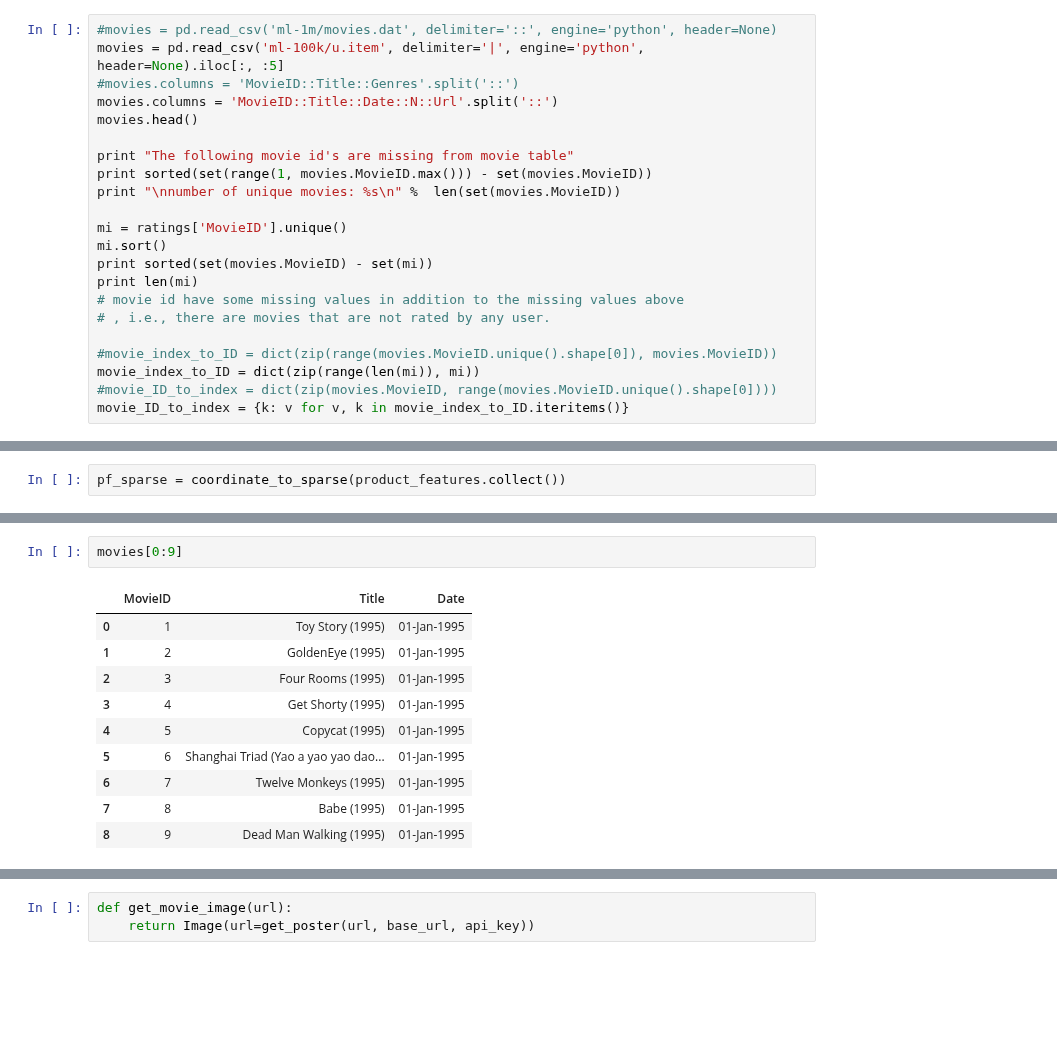
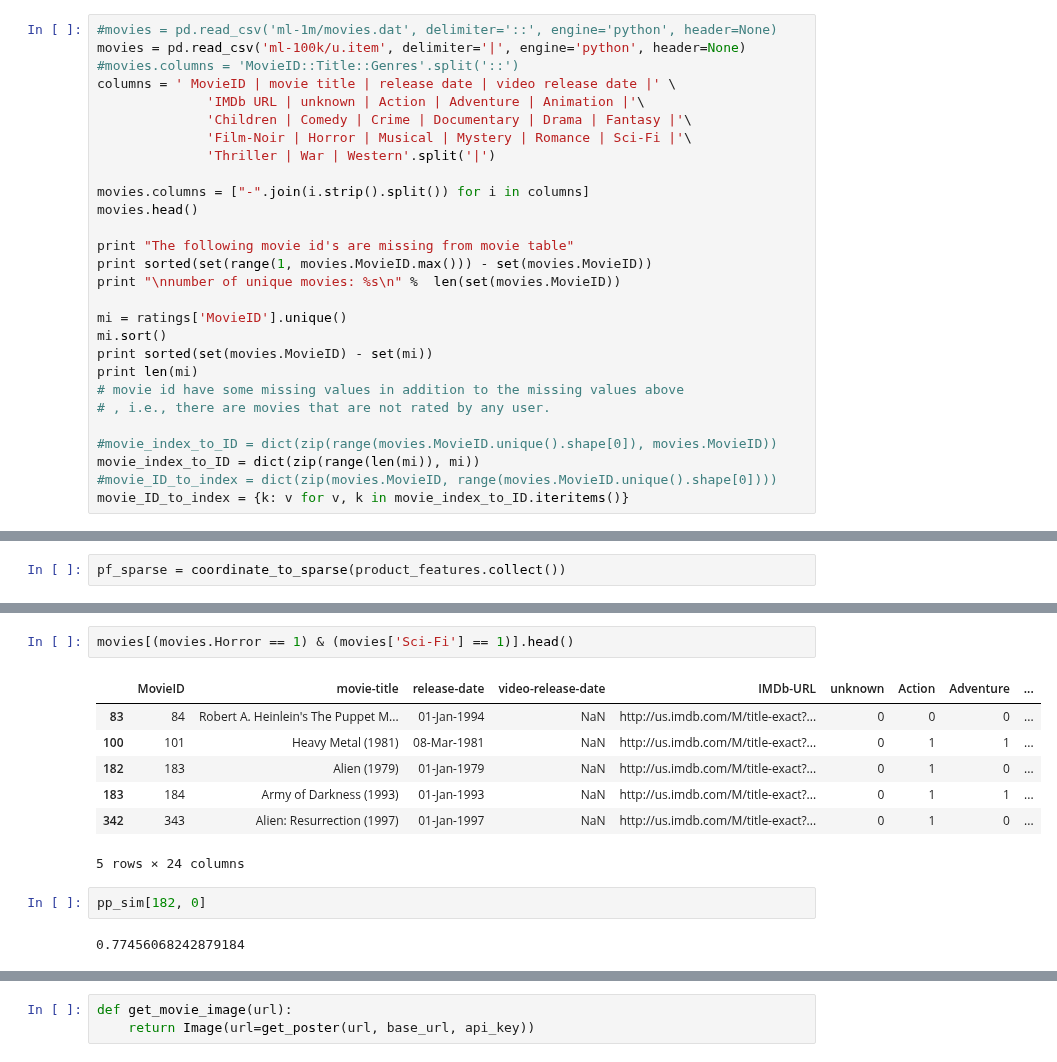
Before and after one commit to amirnasri/Data-Science, a Jupyter notebook: Recommender/ALS2.ipynb, the cells around one changed output, grey strips where cells are left out. Saved outputs shown, nothing was run; the diff lists cells and outputs as text; blank space fills up the shorter version.

```diff
--- a/Recommender/ALS2.ipynb
+++ b/Recommender/ALS2.ipynb
@@ -83,9 +89,15 @@ True
 10|Richard III (1995)|22-Jan-1996||http://us.imdb.com/M/title-exact?Richard%20III%20(1995)|0|0|0|0|0|0|0|0|1|0|0|0|0|0|0|0|0|1|0
 # %%
 #movies = pd.read_csv('ml-1m/movies.dat', delimiter='::', engine='python', header=None)
-movies = pd.read_csv('ml-100k/u.item', delimiter='|', engine='python', header=None).iloc[:, :5]
+movies = pd.read_csv('ml-100k/u.item', delimiter='|', engine='python', header=None)
 #movies.columns = 'MovieID::Title::Genres'.split('::')
-movies.columns = 'MovieID::Title::Date::N::Url'.split('::')
+columns = ' MovieID | movie title | release date | video release date |' \
+              'IMDb URL | unknown | Action | Adventure | Animation |'\
+              'Children | Comedy | Crime | Documentary | Drama | Fantasy |'\
+              'Film-Noir | Horror | Musical | Mystery | Romance | Sci-Fi |'\
+              'Thriller | War | Western'.split('|')
+
+movies.columns = ["-".join(i.strip().split()) for i in columns]
 movies.head()
 
 print "The following movie id's are missing from movie table"
@@ -311,13 +371,14 @@ array([1642, 1462, 1119, 1153, 1285])
-# %%
-movies[0:9]
-# %% [output]
-|  | MovieID | Title | Date |
-| 0 | 1 | Toy Story (1995) | 01-Jan-1995 |
-| 1 | 2 | GoldenEye (1995) | 01-Jan-1995 |
-| 2 | 3 | Four Rooms (1995) | 01-Jan-1995 |
-| 3 | 4 | Get Shorty (1995) | 01-Jan-1995 |
-| 4 | 5 | Copycat (1995) | 01-Jan-1995 |
-| 5 | 6 | Shanghai Triad (Yao a yao yao dao... | 01-Jan-1995 |
-| 6 | 7 | Twelve Monkeys (1995) | 01-Jan-1995 |
-| 7 | 8 | Babe (1995) | 01-Jan-1995 |
-| 8 | 9 | Dead Man Walking (1995) | 01-Jan-1995 |
+# %%
+movies[(movies.Horror == 1) & (movies['Sci-Fi'] == 1)].head()
+# %% [output]
+|  | MovieID | movie-title | release-date | video-release-date | IMDb-URL | unknown | Action | Adventure | ... |
+| 83 | 84 | Robert A. Heinlein's The Puppet M... | 01-Jan-1994 | NaN | http://us.imdb.com/M/title-exact?... | 0 | 0 | 0 | ... |
+| 100 | 101 | Heavy Metal (1981) | 08-Mar-1981 | NaN | http://us.imdb.com/M/title-exact?... | 0 | 1 | 1 | ... |
+| 182 | 183 | Alien (1979) | 01-Jan-1979 | NaN | http://us.imdb.com/M/title-exact?... | 0 | 1 | 0 | ... |
+| 183 | 184 | Army of Darkness (1993) | 01-Jan-1993 | NaN | http://us.imdb.com/M/title-exact?... | 0 | 1 | 1 | ... |
+| 342 | 343 | Alien: Resurrection (1997) | 01-Jan-1997 | NaN | http://us.imdb.com/M/title-exact?... | 0 | 1 | 0 | ... |
+5 rows × 24 columns
+# %%
+pp_sim[182, 0]
+# %% [output]
+0.77456068242879184
```
Also changed, not shown: parts of 32 cells of this notebook.
